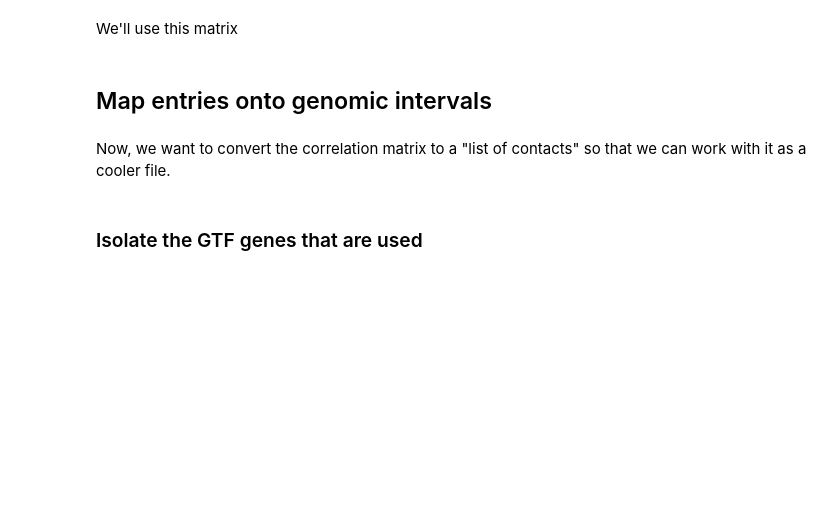
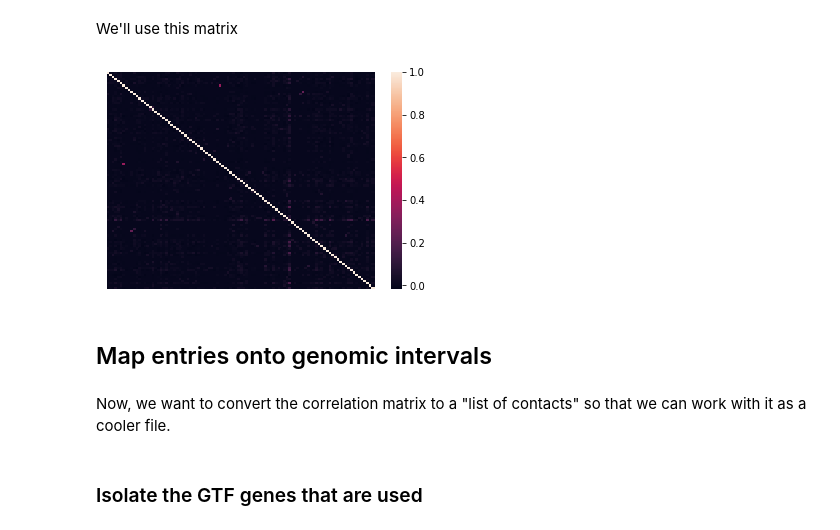
Before and after one commit to vinayakvsv/biophysics170_finalproject, a Jupyter notebook: cellranger_Bcell_scrnaseq.ipynb, the cells around one changed output. Saved outputs shown, nothing was run; the diff lists cells and outputs as text; code cells hidden in the pictures; blank space fills up the shorter version.

```diff
--- a/cellranger_Bcell_scrnaseq.ipynb
+++ b/cellranger_Bcell_scrnaseq.ipynb
@@ -251,7 +251,7 @@ def filter_genes(inmat,ingenes):
 # print(genes_df.shape)
 # print(mat.shape)
 
-def calculate_correlation_matrices(inmat,ingenes):
+def calculate_correlation_matrices(ingenes,inmat=mat):
     #first, remove genes that have zero sums all throughout the cells
     mat1_sumxcells = np.sum(inmat,axis=1)
     nonzerogenes_ind = np.where(mat1_sumxcells != mat1_sumxcells.min())[0].tolist()
@@ -261,9 +261,9 @@ def calculate_correlation_matrices(inmat,ingenes):
     nonzero_genes = genes_df[mask]
 
     mat1_nonzerogenes = inmat.todense()[nonzerogenes_ind,:]
-    mat1_nonzerogenes_sparse = sps.coo_matrix(np.corrcoef(mat1_nonzerogenes))
+    mat1_nonzerogenes_corr = np.corrcoef(mat1_nonzerogenes)
 
-    return(mat1_nonzerogenes_sparse)
+    return(mat1_nonzerogenes_corr)
 # %% [markdown]
 ## Correlation for all cells
 # %%
@@ -283,5 +283,6 @@ print(filtgenes.shape)
 (15858, 2)
 # %%
 mp_pool = mp.Pool(5)
-cormat = mp_pool.starmap(calculate_correlation_matrices,[genes_df,mat])
+# cormat = mp_pool.starmap(calculate_correlation_matrices,[genes_df,mat])
+cormat_nonzerogenes = mp_pool.map(calculate_correlation_matrices,[genes_df])
 mp_pool.close()
@@ -291,0 +289,2 @@ cormat.todense()
+# %%
+cormat = cormat_nonzerogenes[0]
@@ -292,10 +309,12 @@ cormat.todense()
 # %% [markdown]
 We'll use this matrix
 # %%
-seaborn.heatmap(cormat.todense()[0:2000,0:2000])
+seaborn.heatmap(cormat[1600:1700,1600:1700])
 plt.xticks([])
 plt.yticks([])
 plt.show()
+# %% [output]
+[figure, added]
 # %% [markdown]
 ## Map entries onto genomic intervals
 # %% [markdown]
```
Also changed, not shown: parts of 15 cells of this notebook, 27 other files.
